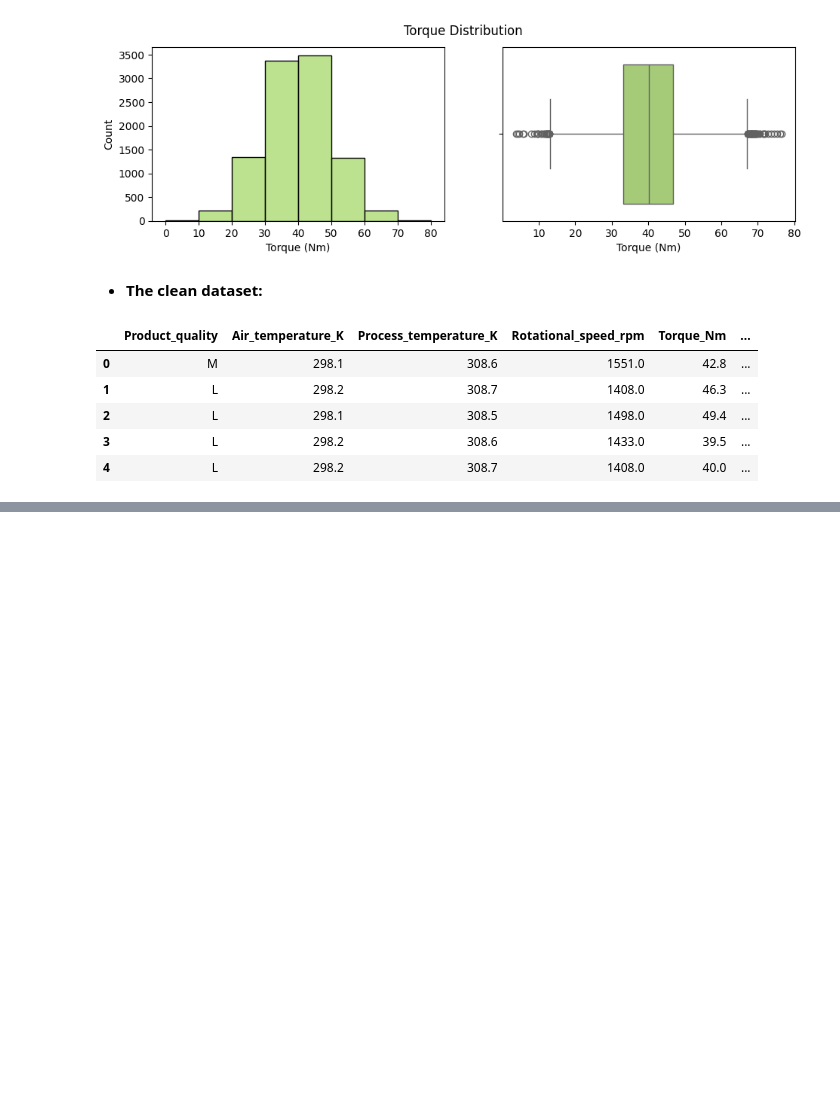
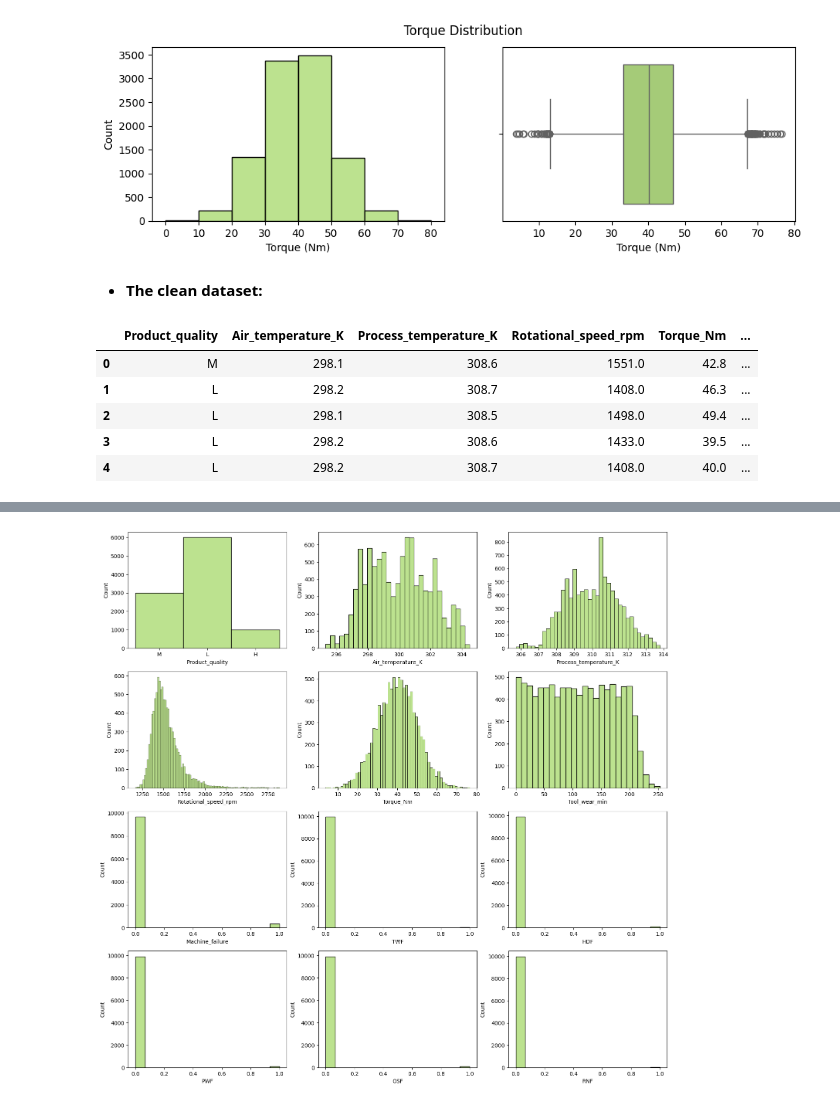
Before and after one commit to herrerovir/Predictive-maintenance-industrial-machinery, a Jupyter notebook: Predictive-maintenance-of-industrial-machinery.ipynb, the cells around one changed output, grey strips where cells are left out. Drawn from its saved outputs; the diff is of its cells as text; code cells hidden in the pictures; blank space fills up the shorter version.

```diff
--- a/Predictive-maintenance-of-industrial-machinery.ipynb
+++ b/Predictive-maintenance-of-industrial-machinery.ipynb
@@ -236,0 +249,7 @@ predictive_maintenance.head()
+# %%
+# Plot distribution of all feature on the datasest
+fig, ax = plt.subplots(4, 3, figsize = (18, 18))
+for i, col in enumerate(predictive_maintenance.columns):
+    sns.histplot(predictive_maintenance[col], ax = ax[i//3][i%3], color = "#a6d96a")
+# %% [output]
+[figure, added]
```
Also changed, not shown: parts of 28 cells of this notebook.
